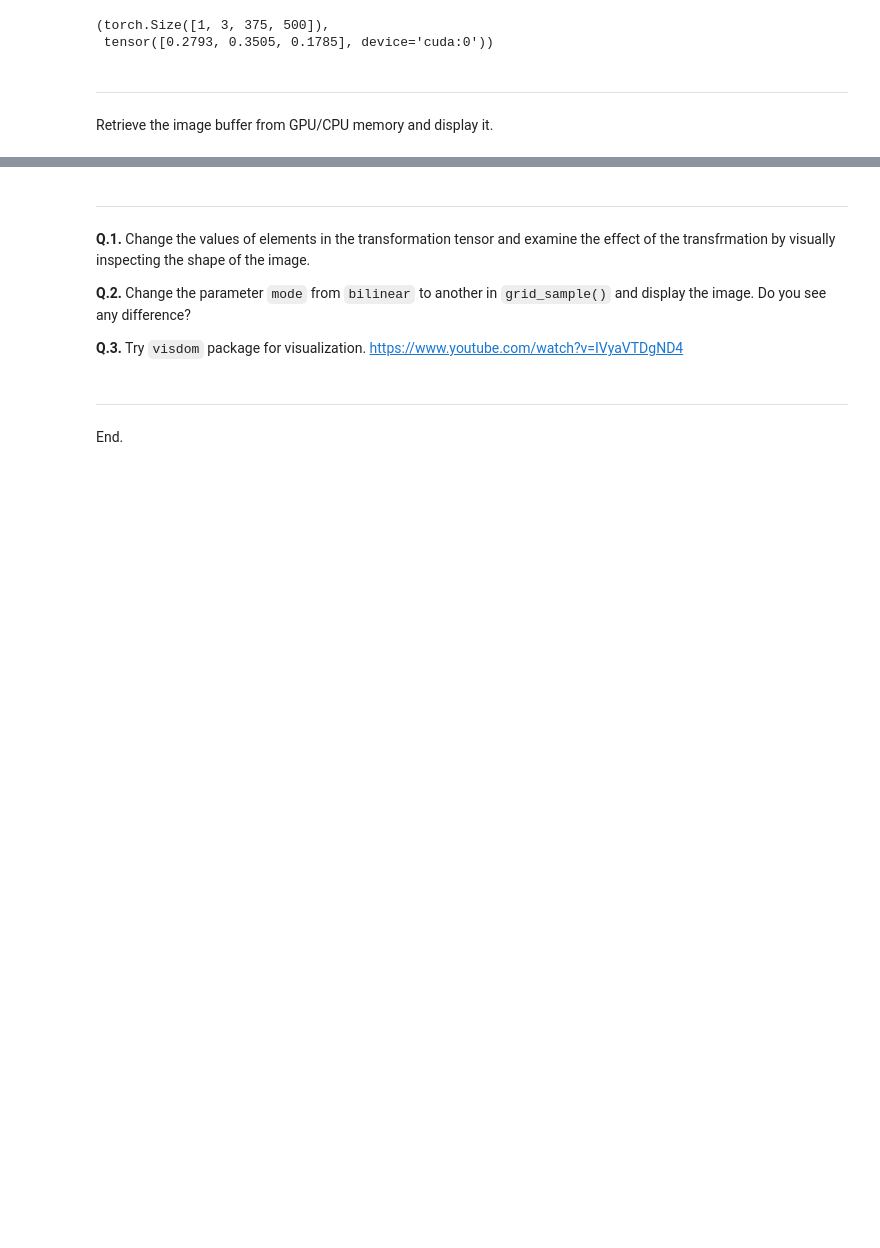
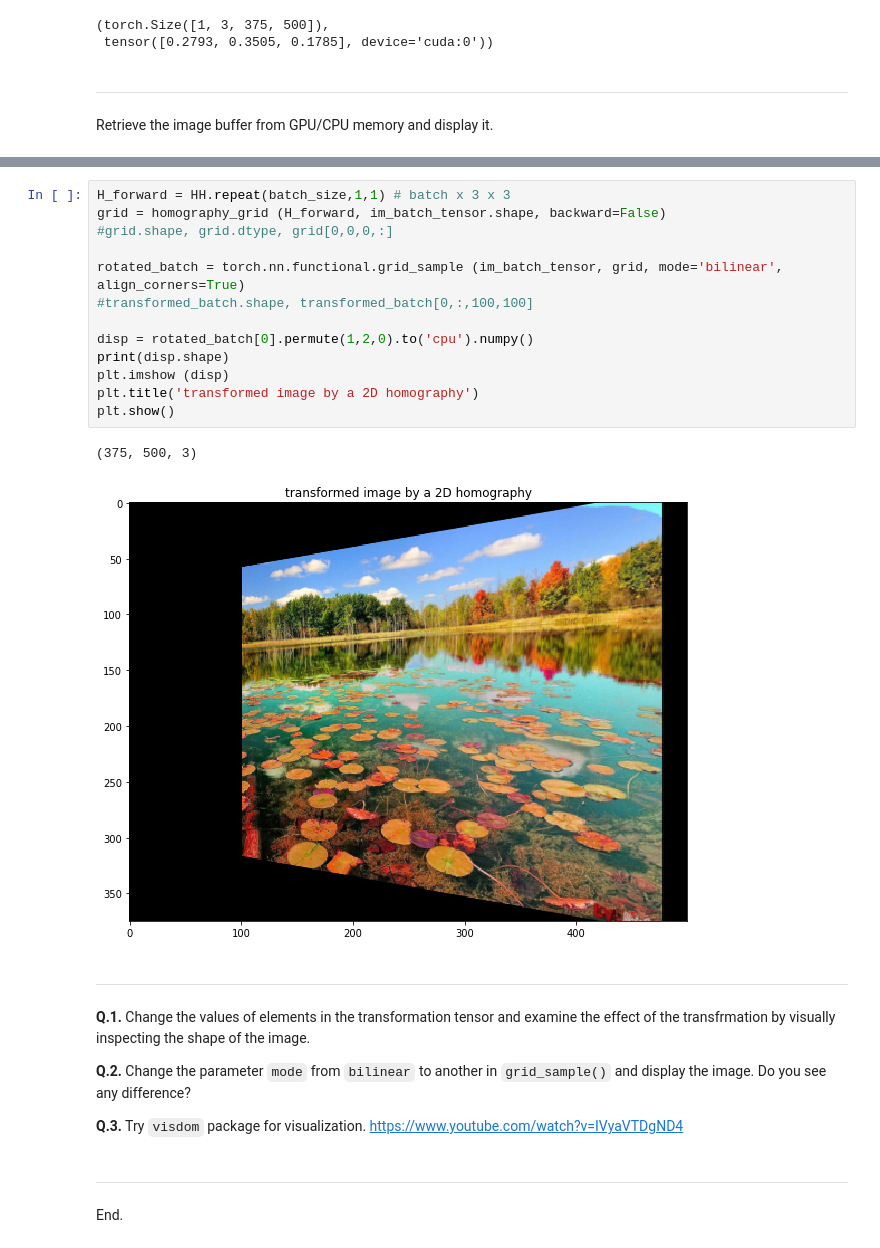
Before and after one commit to yongduek/cvip, a Jupyter notebook: transformations_in_2D.ipynb, the cells around one changed output, grey strips where cells are left out. Saved outputs shown, nothing was run; the diff lists cells and outputs as text; blank space fills up the shorter version.

```diff
--- a/transformations_in_2D.ipynb
+++ b/transformations_in_2D.ipynb
@@ -322,3 +426,19 @@ plt.show()
+# %%
+H_forward = HH.repeat(batch_size,1,1) # batch x 3 x 3
+grid = homography_grid (H_forward, im_batch_tensor.shape, backward=False)
+#grid.shape, grid.dtype, grid[0,0,0,:]
+
+rotated_batch = torch.nn.functional.grid_sample (im_batch_tensor, grid, mode='bilinear', align_corners=True)
+#transformed_batch.shape, transformed_batch[0,:,100,100]
+
+disp = rotated_batch[0].permute(1,2,0).to('cpu').numpy()
+print(disp.shape)
+plt.imshow (disp)
+plt.title('transformed image by a 2D homography')
+plt.show()
+# %% [output]
+(375, 500, 3)
+[figure, added]
 # %% [markdown]
 ---
 **Q.1.** Change the values of elements in the transformation tensor and examine the effect of the transfrmation by visually inspecting the shape of the image.
```
Also changed, not shown: parts of 11 cells of this notebook.
